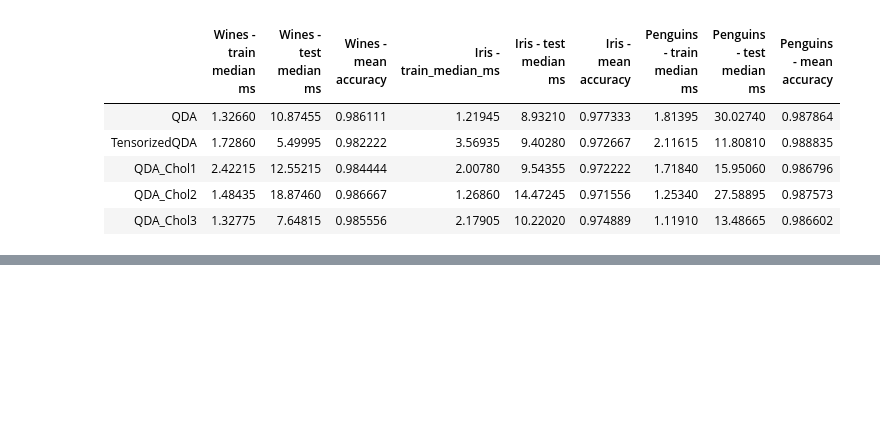
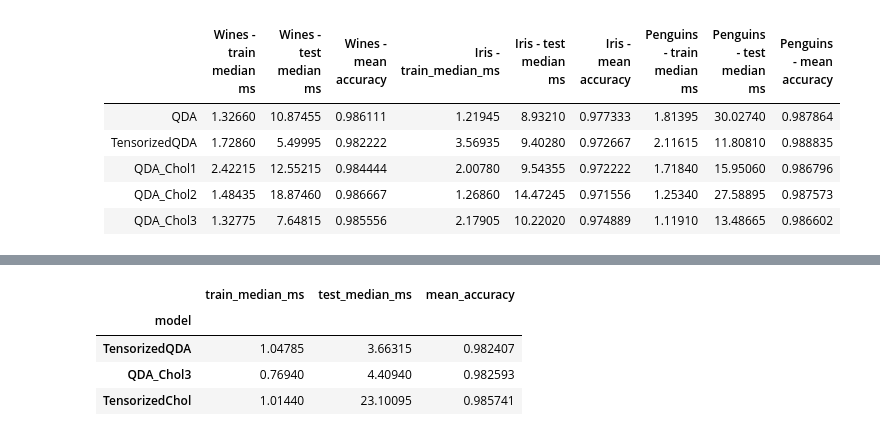
Before and after one commit to gasper-az/implementations, a Jupyter notebook: trabajo_practico/AMIA_2025_TP1.ipynb, the cells around one changed output, grey strips where cells are left out. Drawn from its saved outputs; the diff is of its cells as text; code cells hidden in the pictures; blank space fills up the shorter version.

```diff
--- a/trabajo_practico/AMIA_2025_TP1.ipynb
+++ b/trabajo_practico/AMIA_2025_TP1.ipynb
@@ -1052,0 +1319,16 @@ display(bench_3_11_comparisson)
+# %%
+bench_3_12_wines_summ = bench_3_12_wines.summary()[['train_median_ms', 'test_median_ms','mean_accuracy']]
+# bench_3_12_iris_summ = bench_3_12_iris.summary()[['train_median_ms', 'test_median_ms','mean_accuracy']]
+# bench_3_12_penguins_summ = bench_3_12_penguins.summary()[['train_median_ms', 'test_median_ms','mean_accuracy']]
+
+# bench_3_12_comparisson = pd.concat([bench_3_12_wines_summ, bench_3_12_iris_summ, bench_3_12_penguins_summ], ignore_index=False, axis=1)
+
+bench_3_12_comparisson = pd.concat([bench_3_12_wines_summ], ignore_index=False, axis=1)
+
+display(bench_3_12_comparisson)
+# %% [output]
+|  | train_median_ms | test_median_ms | mean_accuracy |
+| model |  |  |  |
+| TensorizedQDA | 1.04785 | 3.66315 | 0.982407 |
+| QDA_Chol3 | 0.76940 | 4.40940 | 0.982593 |
+| TensorizedChol | 1.01440 | 23.10095 | 0.985741 |
```
Also changed, not shown: parts of 7 cells of this notebook.
